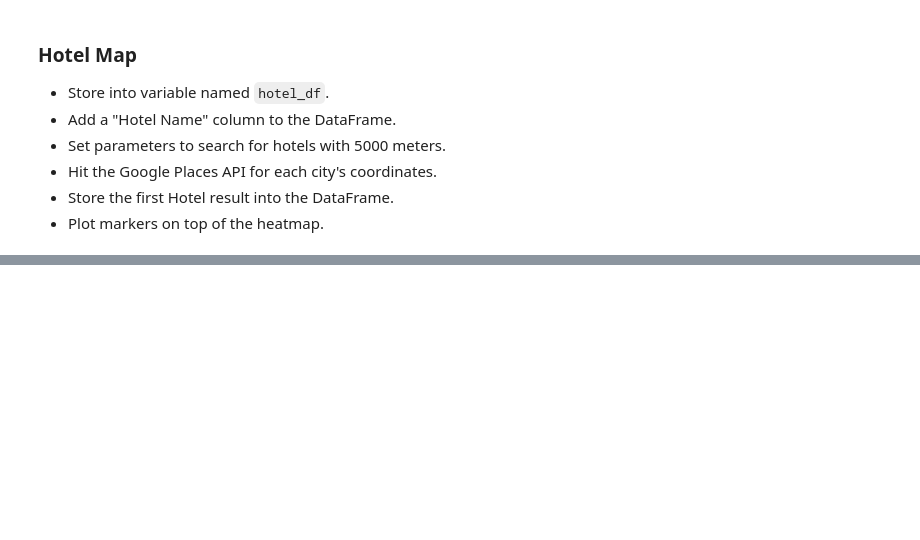
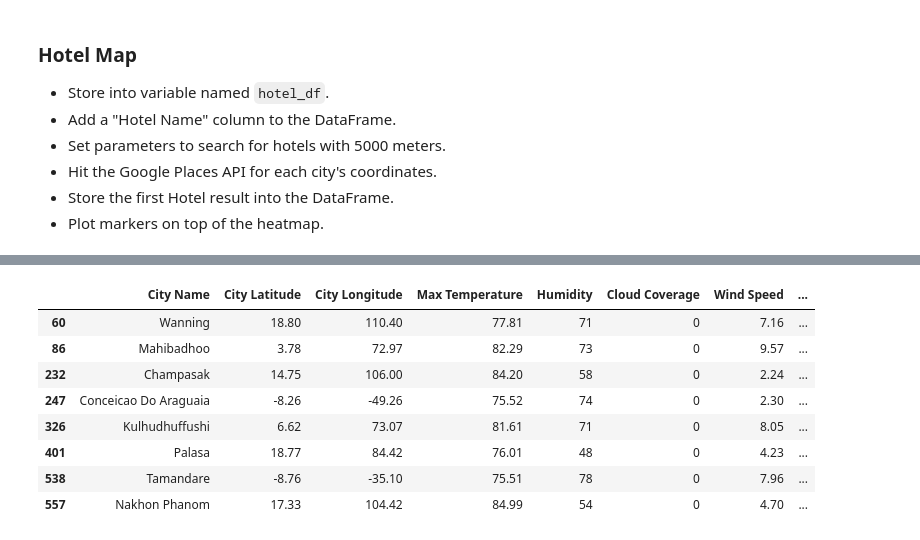
Before and after one commit to SanabuW/python-api-challenge, a Jupyter notebook: VacationPy/VacationPy.ipynb, the cells around one changed output, grey strips where cells are left out. Cells and saved outputs as stored; diff of their text form; code cells hidden in the pictures; blank space fills up the shorter version.

Commit message:
removed API keys built hotels dataframe

```diff
--- a/VacationPy/VacationPy.ipynb
+++ b/VacationPy/VacationPy.ipynb
@@ -102,0 +98,4 @@ hotel_df
+# %%
+goodCitiesdf["Hotel Names"] = ""
+hotel_df = goodCitiesdf
+hotel_df
@@ -124,0 +128,23 @@ https://maps.googleapis.com/maps/api/place/nearbysearch/json?location=32.715,-11
+# %%
+# Initialize iterators and error lists
+hotelIterator = 1
+hotelMissIndex = []
+hotelMiss = []
+
+for index, row in hotel_df.iterrows():
+    # Create try/except to compensate for errors
+    searchLat = row["City Latitude"]
+    searchLon = row["City Longitude"]
+    try:
+        print(f'Searching for hotel in city no.{hotelIterator}, "{row["City Name"]}"')
+        fullRequestURL = f'{baseURL}{searchLat},{searchLon}{radiusURL}{typeURL}{searchURL}{apikeyURL}'
+        jsonObj = requests.get(fullRequestURL).json()
+        #Pull data from json response into lists
+        print(f'Found "{jsonObj["results"][0]["name"]}"')
+        hotel_df.loc[index, "Hotel Names"] = jsonObj["results"][0]["name"]
+    except:
+        print(f'        ...No hotels found. Recording and resuming.')
+        hotelMiss.append(row["City Name"])
+        hotelMissIndex.append(index)
+    hotelIterator += 1
+    time.sleep(1)
@@ -124,0 +170,14 @@ https://maps.googleapis.com/maps/api/place/nearbysearch/json?location=32.715,-11
+# %%
+# Remove any locations that did not find a hotel
+hotel_df.drop(hotelMissIndex, inplace = True)
+hotel_df
+# %% [output]
+|  | City Name | City Latitude | City Longitude | Max Temperature | Humidity | Cloud Coverage | Wind Speed | ... |
+| 60 | Wanning | 18.80 | 110.40 | 77.81 | 71 | 0 | 7.16 | ... |
+| 86 | Mahibadhoo | 3.78 | 72.97 | 82.29 | 73 | 0 | 9.57 | ... |
+| 232 | Champasak | 14.75 | 106.00 | 84.20 | 58 | 0 | 2.24 | ... |
+| 247 | Conceicao Do Araguaia | -8.26 | -49.26 | 75.52 | 74 | 0 | 2.30 | ... |
+| 326 | Kulhudhuffushi | 6.62 | 73.07 | 81.61 | 71 | 0 | 8.05 | ... |
+| 401 | Palasa | 18.77 | 84.42 | 76.01 | 48 | 0 | 4.23 | ... |
+| 538 | Tamandare | -8.76 | -35.10 | 75.51 | 78 | 0 | 7.96 | ... |
+| 557 | Nakhon Phanom | 17.33 | 104.42 | 84.99 | 54 | 0 | 4.70 | ... |
```
Also changed, not shown: parts of 9 cells of this notebook, 2 other files.
